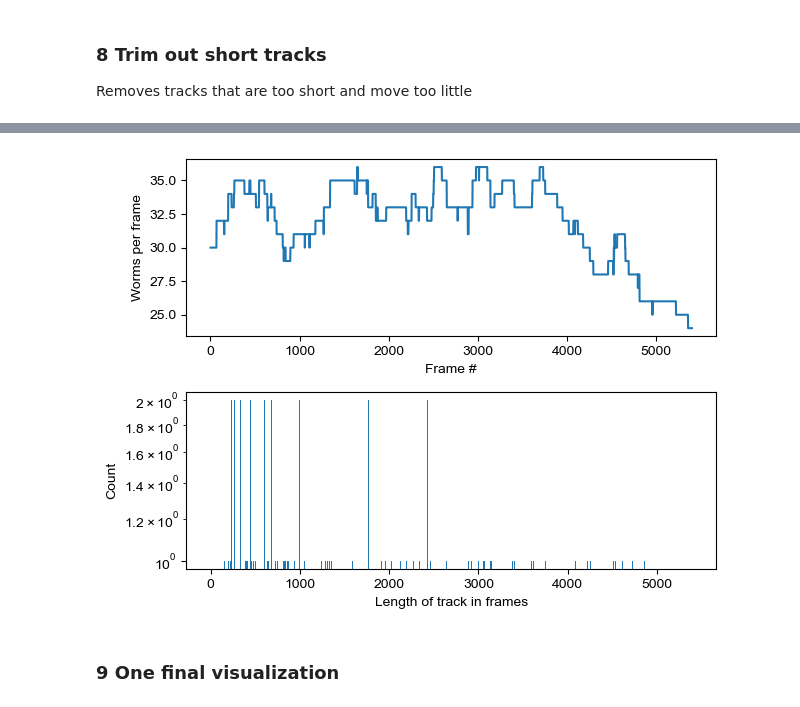
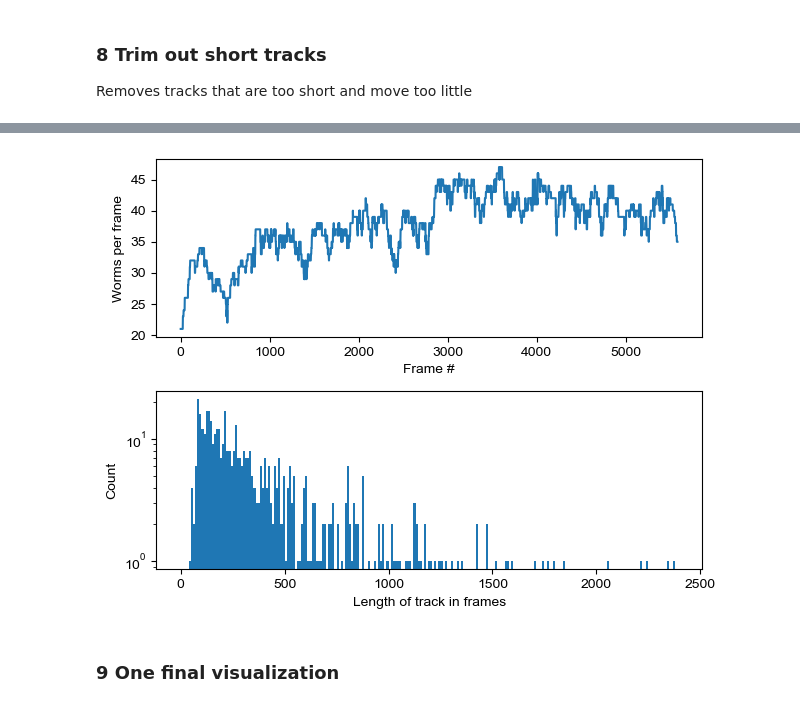
Before and after one commit to azwang10/multi-worm-tracker, a Jupyter notebook: multiwormtracker.ipynb, the cells around one changed output, grey strips where cells are left out. Saved outputs shown, nothing was run; the diff lists cells and outputs as text; code cells hidden in the pictures.

```diff
--- a/multiwormtracker.ipynb
+++ b/multiwormtracker.ipynb
@@ -16,7 +16,7 @@ from mwt import *
 The notebook requires a scratch directory with a lot of storage that will be filled with the `.avi` file converted into `.tif` for each individual frame. This scratch directory should have up to 75 GB free (51 GB used for a 1h 30' 3000x1500px recording) (36 GB used for a 45' 2500x2400px recording)
 # %%
 #filenames with spaces don't quite work, so please replace with underscores first
-INPUT_AVI = '/Users/albertwang/Desktop/2023-08-12-01_nlp76CoChR_historical_oneASHStim10minslater_c5.avi'
+INPUT_AVI = '/Volumes/SCRATCH/021825_117-.avi'
 SCRATCH_PATH = '/Volumes/SCRATCH'
 OUTPUT_PATH = '/Users/albertwang/Desktop'
 
@@ -122,8 +122,8 @@ Wall time: 29.7 s
 
 Removes tracks that are too short and move too little
 # %%
-MIN_SECS_TRACKED = 30
-MIN_AREA_TRACKED = 2
+MIN_SECS_TRACKED = 5
+MIN_AREA_TRACKED = 1
 
 trim_csv(scratch_dir, min_secs_tracked=MIN_SECS_TRACKED, min_area_tracked=MIN_AREA_TRACKED)
 # %% [output]
@@ -132,4 +130,4 @@ Wall time: 843 ms
-[figure, old version]
+[figure, new version]
 # %% [markdown]
 ### 9 One final visualization
 # %%
```
Also changed, not shown: parts of 9 cells of this notebook.
